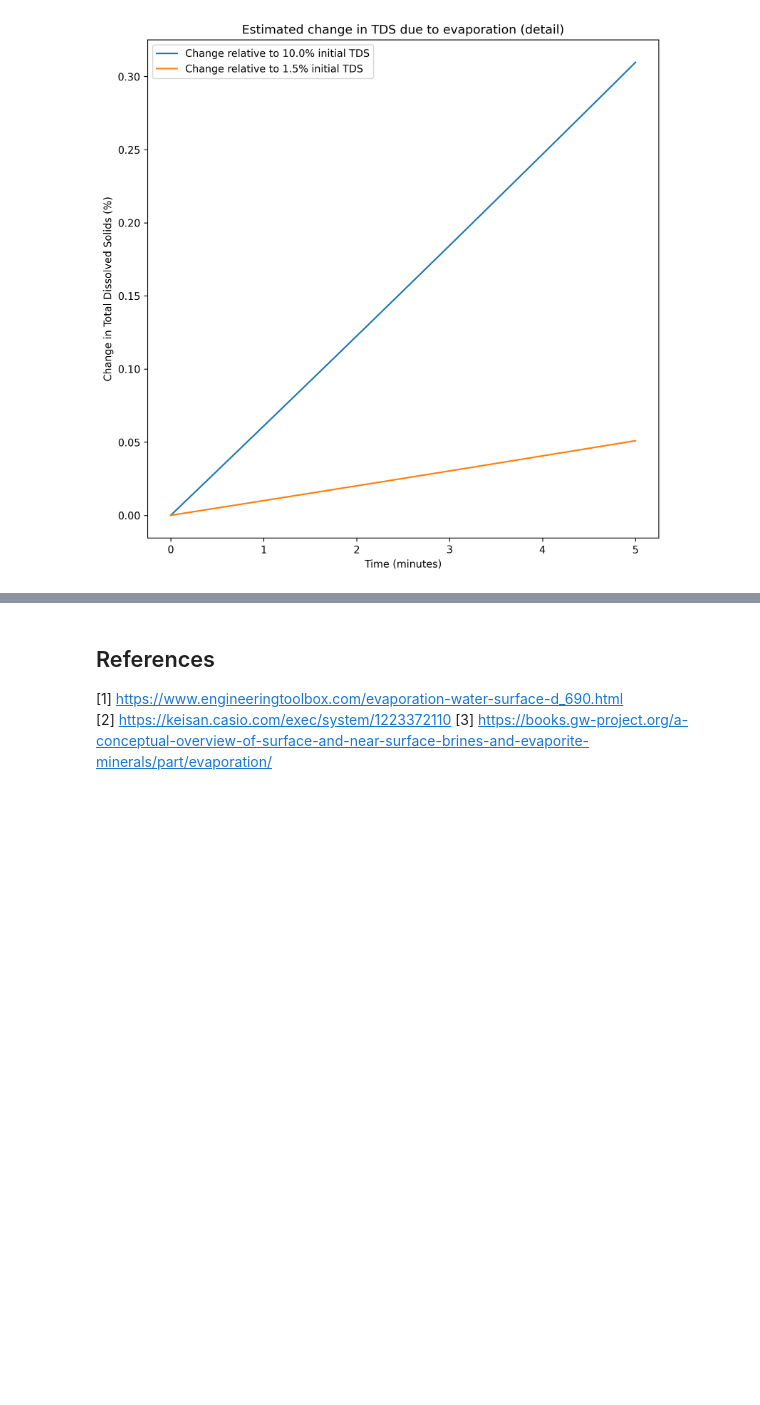
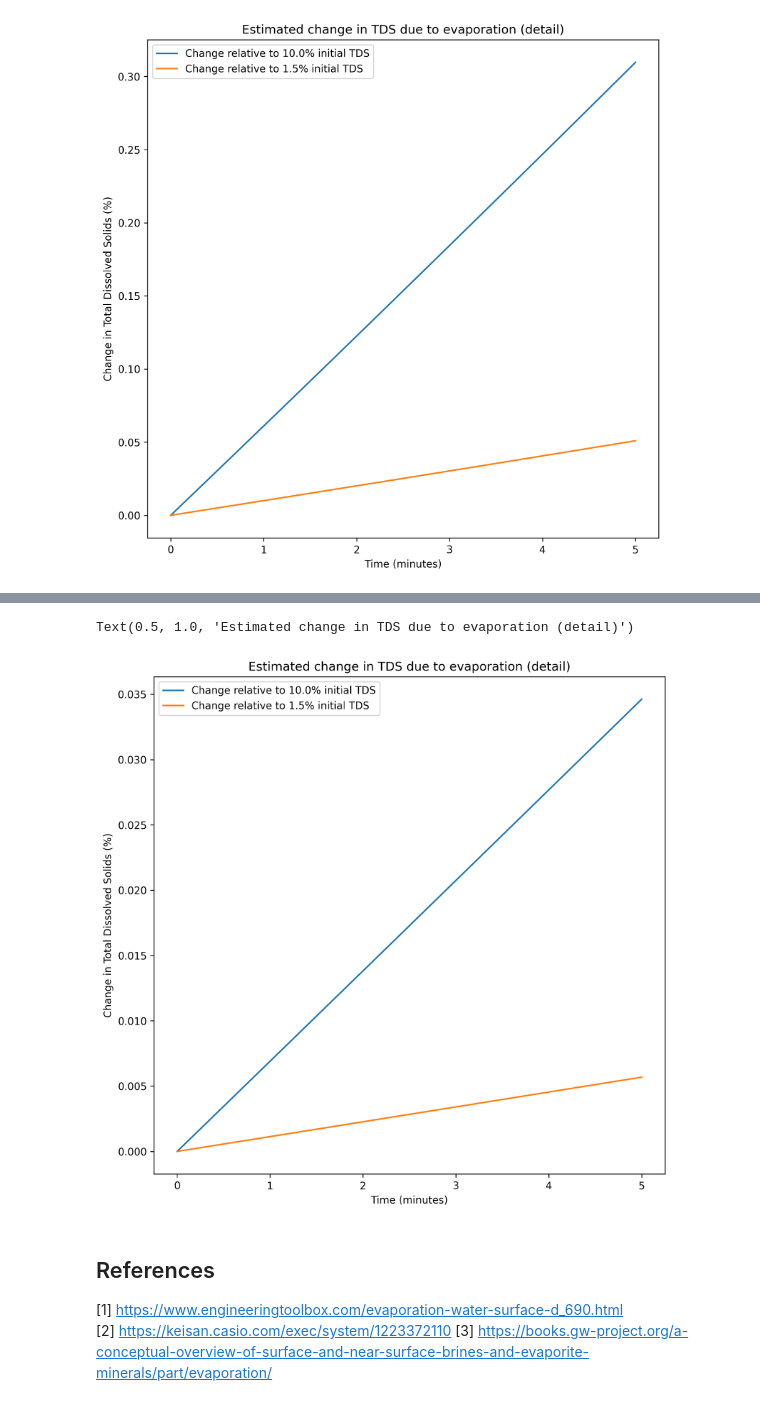
Before and after one commit to quantitativecafe/blog, a Jupyter notebook: sampling-test/analysis.ipynb, the cells around one changed output, grey strips where cells are left out. Drawn from its saved outputs; the diff is of its cells as text; code cells hidden in the pictures; blank space fills up the shorter version.

```diff
--- a/sampling-test/analysis.ipynb
+++ b/sampling-test/analysis.ipynb
@@ -357,3 +432,34 @@ Text(0.5, 1.0, 'Estimated change in TDS due to evaporation (detail)')
+# %%
+# Create the figure
+fig, ax = plt.subplots(figsize=(9,9), dpi=300)
+fig.patch.set_facecolor('white')
+
+# Label the axes
+ax.set_xlabel('Time (minutes)')
+ax.set_ylabel('Change in Total Dissolved Solids (%)')
+
+# Parameters
+solid_weight_1 = tds_1 / (1 - tds_1) * vs_model[0] / 1000
+solid_weight_2 = tds_2 / (1 - tds_2) * vs_model[0] / 1000
+
+# Get modeled data
+ts = np.linspace(0., 5 * 60, 200)
+vs_model = (boat_fit.slope * ts + boat_fit.intercept) * 1000
+
+# Plot modeled data
+ax.plot(ts / 60, solid_weight_1 / (solid_weight_1 + vs_model / 1000) * 100 - 10,
+        label='Change relative to 10.0% initial TDS')
+ax.plot(ts / 60, solid_weight_2 / (solid_weight_2 + vs_model / 1000) * 100 - 1.5,
+        label='Change relative to 1.5% initial TDS')
+
+# Draw legend
+ax.legend()
+
+# Plot title
+plt.title('Estimated change in TDS due to evaporation (detail)')
+# %% [output]
+Text(0.5, 1.0, 'Estimated change in TDS due to evaporation (detail)')
+[figure, added]
 # %% [markdown]
 ## References
 
```
Also changed, not shown: parts of 4 cells of this notebook.
